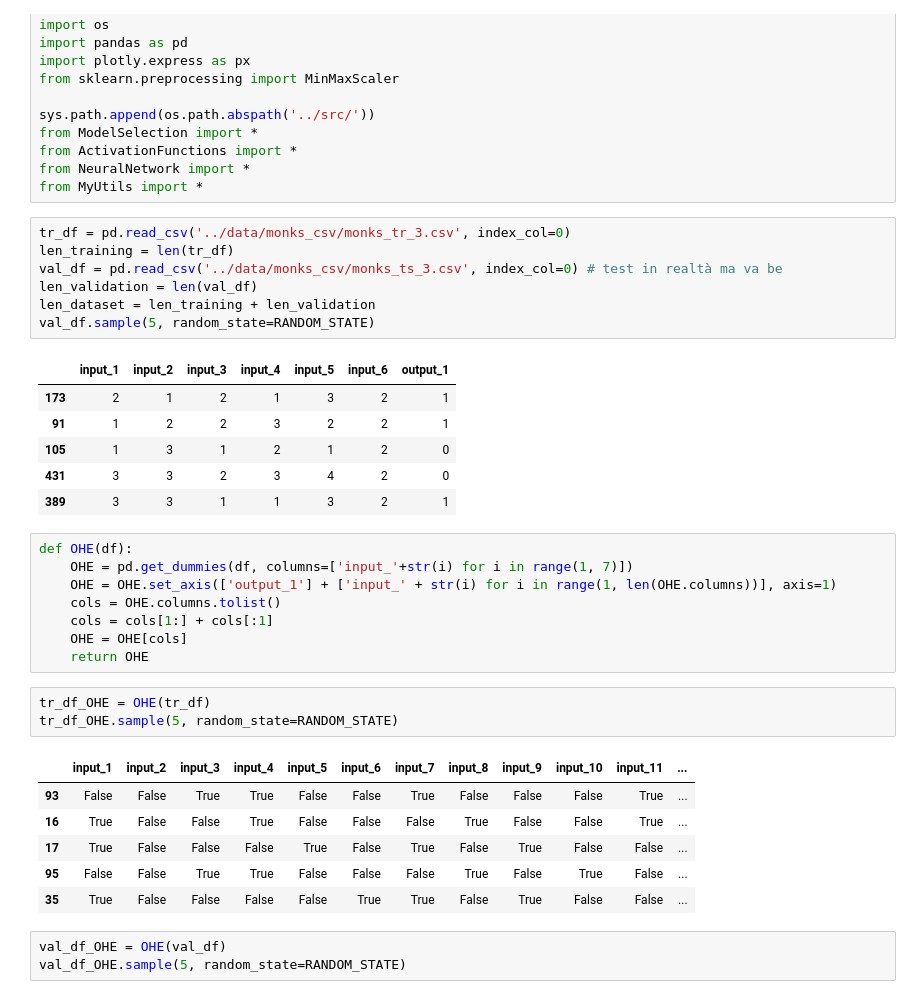
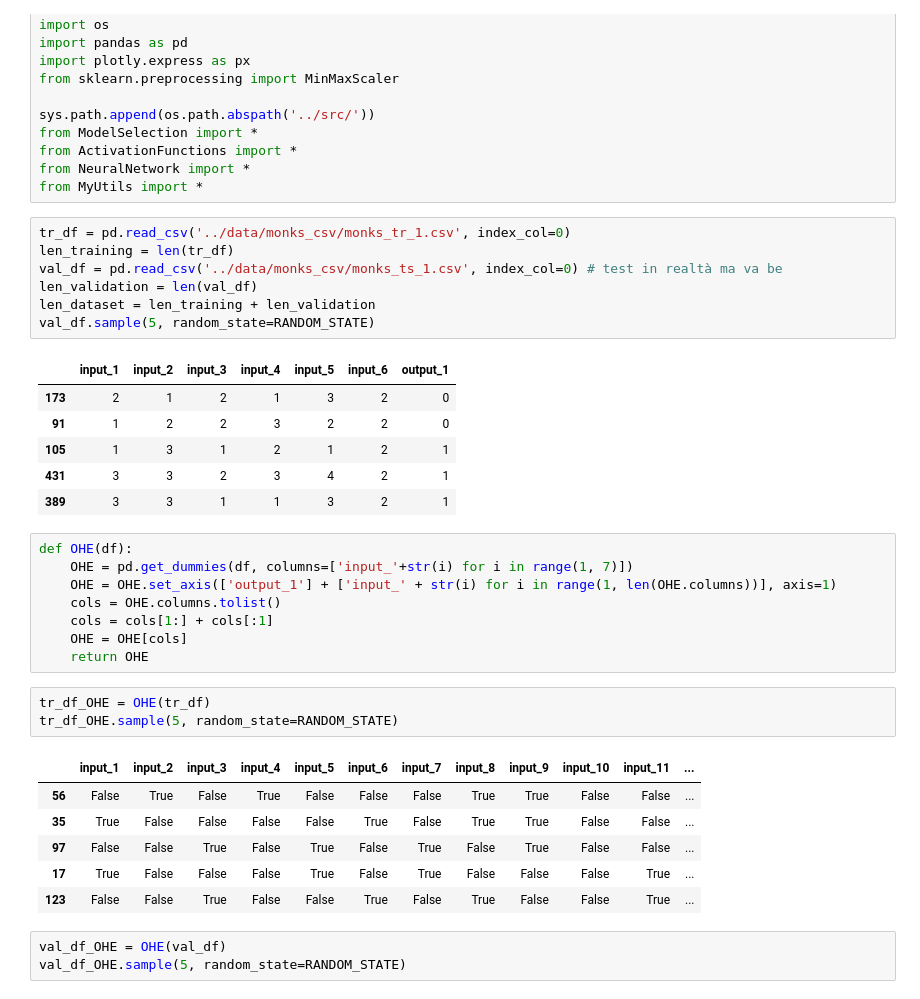
Before and after one commit to JacopoRaffi/ML_Proj_NN, a Jupyter notebook: notebook/validation_test.ipynb, the cells around one changed output. Drawn from its saved outputs; the diff is of its cells as text.

```diff
--- a/notebook/validation_test.ipynb
+++ b/notebook/validation_test.ipynb
@@ -13,18 +13,18 @@ from ActivationFunctions import *
 from NeuralNetwork import *
 from MyUtils import *
 # %%
-tr_df = pd.read_csv('../data/monks_csv/monks_tr_3.csv', index_col=0)
+tr_df = pd.read_csv('../data/monks_csv/monks_tr_1.csv', index_col=0)
 len_training = len(tr_df)
-val_df = pd.read_csv('../data/monks_csv/monks_ts_3.csv', index_col=0) # test in realtà ma va be
+val_df = pd.read_csv('../data/monks_csv/monks_ts_1.csv', index_col=0) # test in realtà ma va be
 len_validation = len(val_df)
 len_dataset = len_training + len_validation
 val_df.sample(5, random_state=RANDOM_STATE)
 # %% [output]
 |  | input_1 | input_2 | input_3 | input_4 | input_5 | input_6 | output_1 |
-| 173 | 2 | 1 | 2 | 1 | 3 | 2 | 1 |
-| 91 | 1 | 2 | 2 | 3 | 2 | 2 | 1 |
-| 105 | 1 | 3 | 1 | 2 | 1 | 2 | 0 |
-| 431 | 3 | 3 | 2 | 3 | 4 | 2 | 0 |
+| 173 | 2 | 1 | 2 | 1 | 3 | 2 | 0 |
+| 91 | 1 | 2 | 2 | 3 | 2 | 2 | 0 |
+| 105 | 1 | 3 | 1 | 2 | 1 | 2 | 1 |
+| 431 | 3 | 3 | 2 | 3 | 4 | 2 | 1 |
 | 389 | 3 | 3 | 1 | 1 | 3 | 2 | 1 |
 # %%
 def OHE(df):
@@ -39,11 +39,11 @@ tr_df_OHE = OHE(tr_df)
 tr_df_OHE.sample(5, random_state=RANDOM_STATE)
 # %% [output]
 |  | input_1 | input_2 | input_3 | input_4 | input_5 | input_6 | input_7 | input_8 | input_9 | input_10 | input_11 | ... |
-| 93 | False | False | True | True | False | False | True | False | False | False | True | ... |
-| 16 | True | False | False | True | False | False | False | True | False | False | True | ... |
-| 17 | True | False | False | False | True | False | True | False | True | False | False | ... |
-| 95 | False | False | True | True | False | False | False | True | False | True | False | ... |
-| 35 | True | False | False | False | False | True | True | False | True | False | False | ... |
+| 56 | False | True | False | True | False | False | False | True | True | False | False | ... |
+| 35 | True | False | False | False | False | True | False | True | True | False | False | ... |
+| 97 | False | False | True | False | True | False | True | False | True | False | False | ... |
+| 17 | True | False | False | False | True | False | True | False | False | False | True | ... |
+| 123 | False | False | True | False | False | True | False | True | False | False | True | ... |
 # %%
 val_df_OHE = OHE(val_df)
 val_df_OHE.sample(5, random_state=RANDOM_STATE)
```
Also changed, not shown: parts of 5 cells of this notebook, 2 other files.
